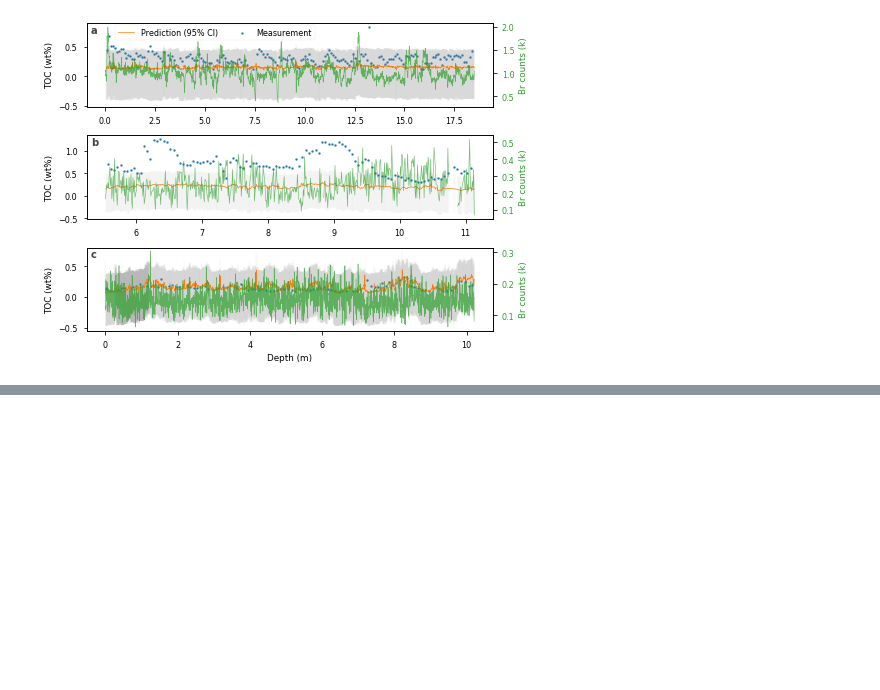
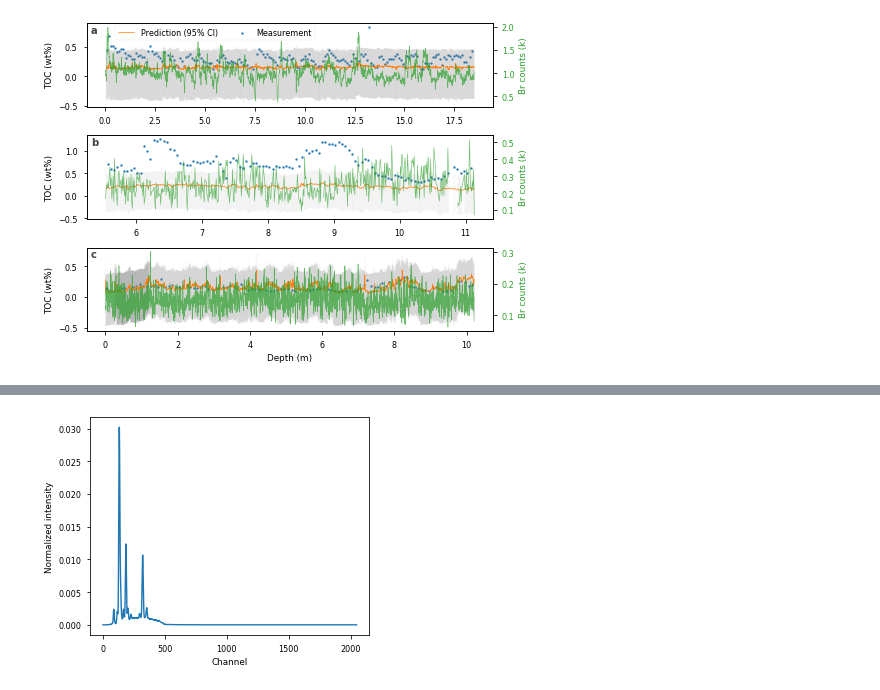
Before and after one commit to dispink/CaCO3_NWP, a Jupyter notebook: plot_for_paper_04.ipynb, the cells around one changed output, grey strips where cells are left out. Drawn from its saved outputs; the diff is of its cells as text; code cells hidden in the pictures; blank space fills up the shorter version.

```diff
--- a/plot_for_paper_04.ipynb
+++ b/plot_for_paper_04.ipynb
@@ -176,0 +220,11 @@ print(date)
+# %%
+plt.figure(figsize=(5, 4))
+plt.plot(
+    range(1, len(X[0])+1),
+    X[0]
+)
+plt.ylabel('Normalized intensity')
+plt.xlabel('Channel')
+plt.savefig('results/example_spe_{}.png'.format(date))
+# %% [output]
+[figure, added]
```
Also changed, not shown: parts of 7 cells of this notebook.
